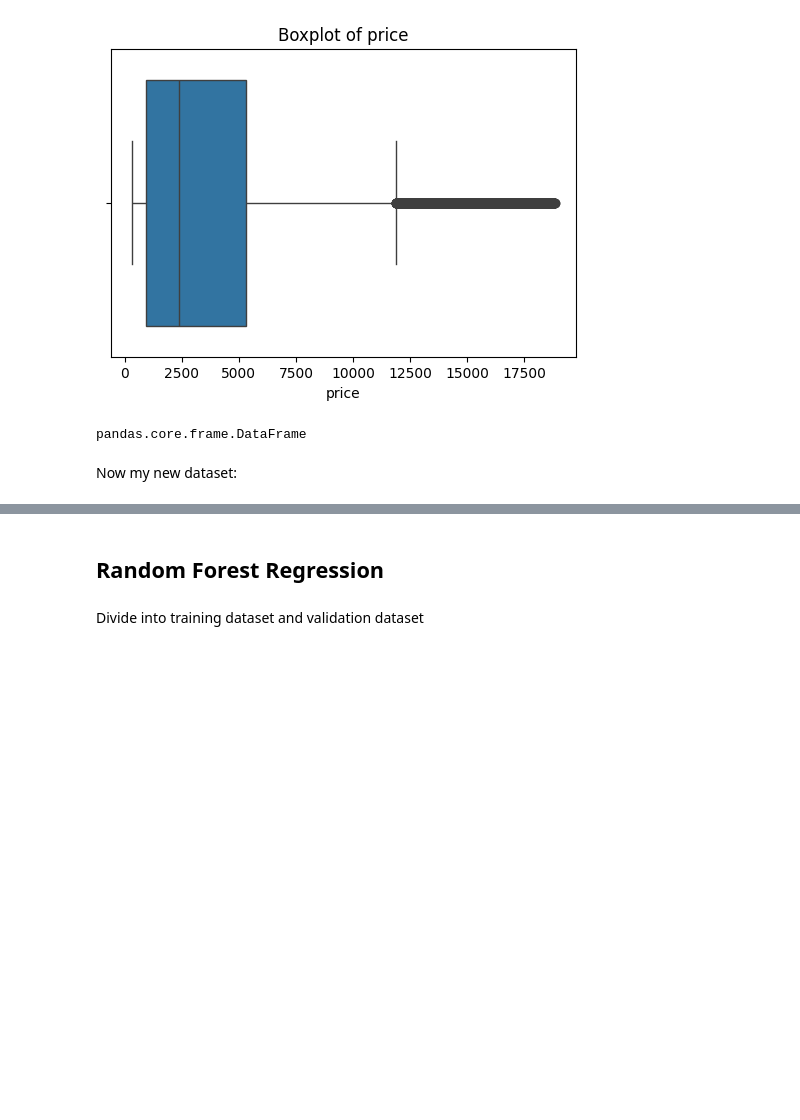
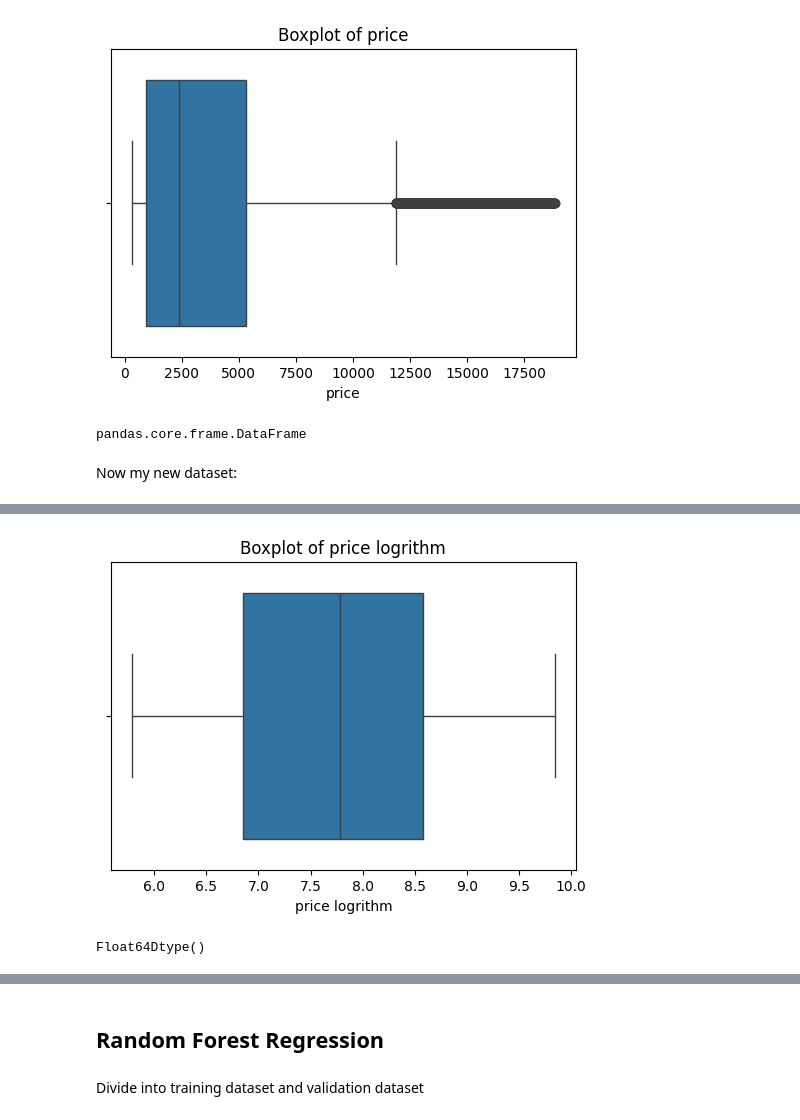
Before and after one commit to Meichen-Dong/ML_project_Meichen-Dong, a Jupyter notebook: code/code (11.9).ipynb, the cells around one changed output, grey strips where cells are left out. Cells and saved outputs as stored; diff of their text form; code cells hidden in the pictures; blank space fills up the shorter version.

```diff
--- a/code/code (11.9).ipynb
+++ b/code/code (11.9).ipynb
@@ -194,0 +205,12 @@ Length: 53940, dtype: Float64
+# %%
+plt.figure(figsize=(6,4))
+sns.boxplot(x= y)
+plt.title("Boxplot of price logrithm")
+plt.xlabel("price logrithm")
+plt.show()
+# %% [output]
+[figure, added]
+# %%
+y.dtype
+# %% [output]
+Float64Dtype()
```
Also changed, not shown: parts of 27 cells of this notebook, 2 other files.
